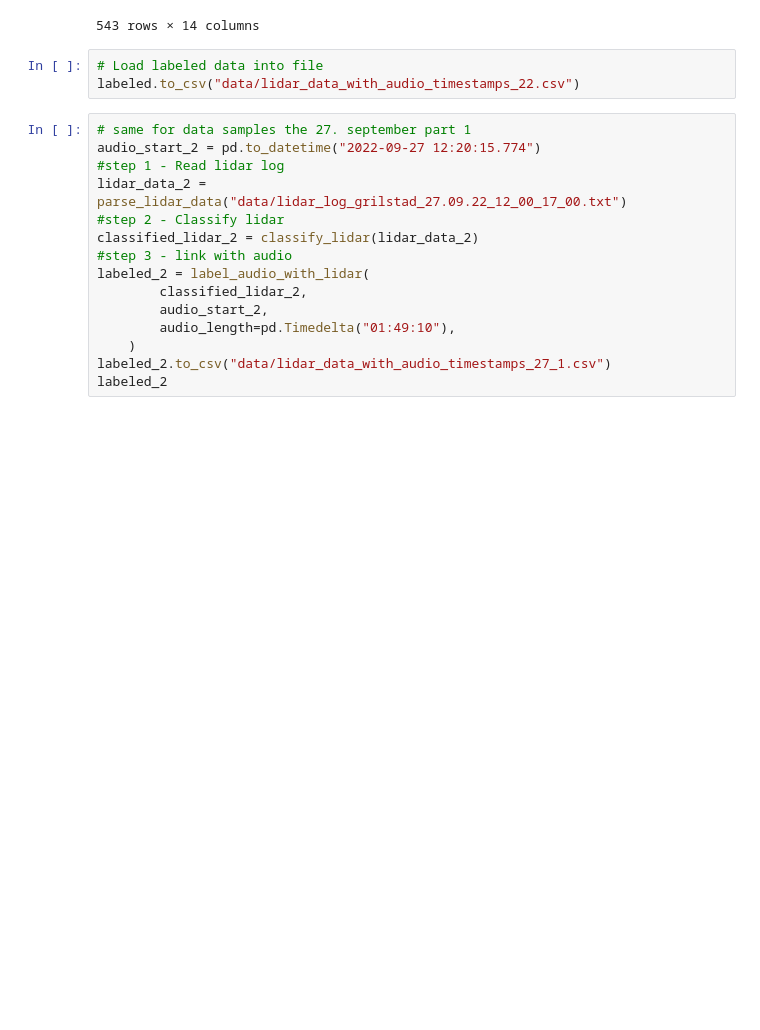
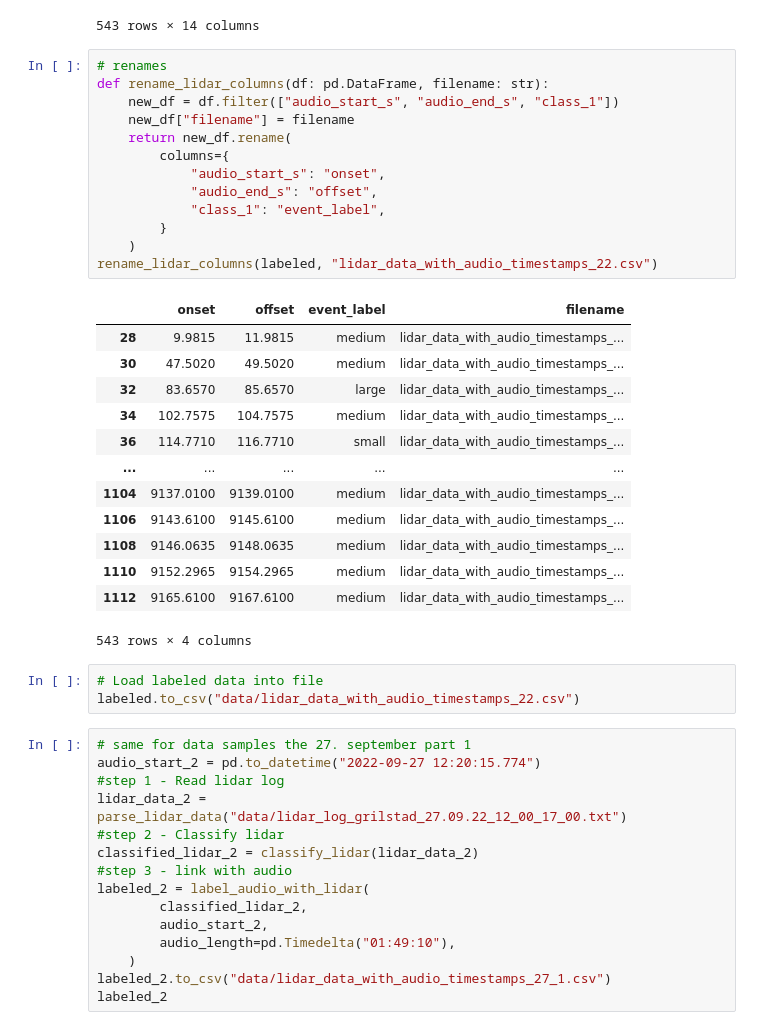
Before and after one commit to erlandbo/TDT4290, a Jupyter notebook: audio.ipynb, the cells around one changed output. Cells and saved outputs as stored; diff of their text form; blank space fills up the shorter version.

```diff
--- a/audio.ipynb
+++ b/audio.ipynb
@@ -62,6 +62,33 @@ labeled
 | 1110 | 120 | 289 | 152 | 169 | 25688 | 2022-09-22 12:37:43.110 | 2022-09-22 12:37:43.483 | 0.373 | medium | ... |
 | 1112 | 366 | 544 | 151 | 178 | 26878 | 2022-09-22 12:37:56.430 | 2022-09-22 12:37:56.790 | 0.360 | medium | ... |
 543 rows × 14 columns
+# %%
+# renames
+def rename_lidar_columns(df: pd.DataFrame, filename: str):
+    new_df = df.filter(["audio_start_s", "audio_end_s", "class_1"])
+    new_df["filename"] = filename
+    return new_df.rename(
+        columns={
+            "audio_start_s": "onset",
+            "audio_end_s": "offset",
+            "class_1": "event_label",
+        }
+    )
+rename_lidar_columns(labeled, "lidar_data_with_audio_timestamps_22.csv")
+# %% [output]
+|  | onset | offset | event_label | filename |
+| 28 | 9.9815 | 11.9815 | medium | lidar_data_with_audio_timestamps_... |
+| 30 | 47.5020 | 49.5020 | medium | lidar_data_with_audio_timestamps_... |
+| 32 | 83.6570 | 85.6570 | large | lidar_data_with_audio_timestamps_... |
+| 34 | 102.7575 | 104.7575 | medium | lidar_data_with_audio_timestamps_... |
+| 36 | 114.7710 | 116.7710 | small | lidar_data_with_audio_timestamps_... |
+| ... | ... | ... | ... | ... |
+| 1104 | 9137.0100 | 9139.0100 | medium | lidar_data_with_audio_timestamps_... |
+| 1106 | 9143.6100 | 9145.6100 | medium | lidar_data_with_audio_timestamps_... |
+| 1108 | 9146.0635 | 9148.0635 | medium | lidar_data_with_audio_timestamps_... |
+| 1110 | 9152.2965 | 9154.2965 | medium | lidar_data_with_audio_timestamps_... |
+| 1112 | 9165.6100 | 9167.6100 | medium | lidar_data_with_audio_timestamps_... |
+543 rows × 4 columns
 # %%
 # Load labeled data into file
 labeled.to_csv("data/lidar_data_with_audio_timestamps_22.csv")
```
Also changed, not shown: parts of 5 cells of this notebook, 3 other files.
